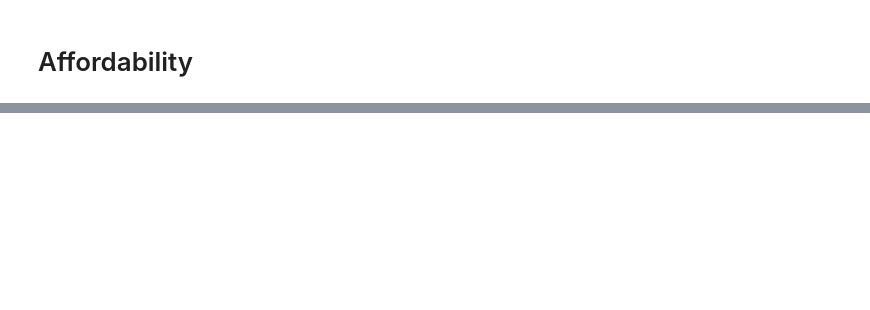
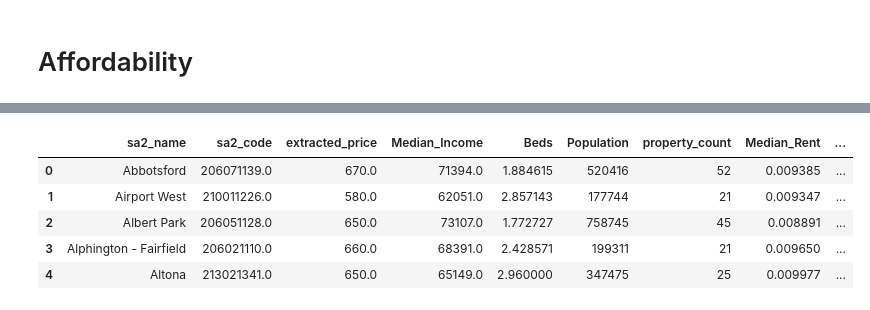
Before and after one commit to MAST30034-AppliedDataScience/project-2-group-real-estate-industry-project-3, a Jupyter notebook: notebooks/affordability.ipynb, the cells around one changed output, grey strips where cells are left out. Cells and saved outputs as stored; diff of their text form; code cells hidden in the pictures; blank space fills up the shorter version.

```diff
--- a/notebooks/affordability.ipynb
+++ b/notebooks/affordability.ipynb
@@ -52,26 +37,3 @@ G_weight = 0.1
 H_weight = 0.1
 B_weight = 0.1
 T_weight = 0.1
-# %%
-# Calculate Median Rent (R) as rent as a percentage of median household income
-df['Median_Rent'] = df['price'] / df['Median']
-
-# Assuming 'Historical Rental Price Growth (G)', 'Availability of Housing (H)', 'Beds (B)', and 'Property Type (T)' are provided
-# or need to be derived from the dataset
-df['Historical_Rental_Price_Growth'] = df['PNPD_2021']  # Use appropriate column for historical rental price growth
-df['Availability_of_Housing'] = df['total_stores'] / df['ERP_2021']  # Example calculation, adjust as per dataset
-df['Beds'] = df['Beds']
-df['Property_Type'] = df['property_type'].apply(lambda x: 1 if x == 'House' else 0)  # Example for houses
-
-# Calculate the Affordability Metric (A)
-df['Affordability'] = (
-    (1 / df['Median_Rent']) +
-    R_weight * df['Median_Rent'] +
-    G_weight * df['Historical_Rental_Price_Growth'] +
-    H_weight * df['Availability_of_Housing'] +
-    B_weight * df['Beds'] +
-    T_weight * df['Property_Type']
-)
-
-# Display the calculated affordability
-print(df[['Median_Rent', 'Historical_Rental_Price_Growth', 'Availability_of_Housing', 'Beds', 'Property_Type', 'Affordability']])
@@ -77,0 +57,10 @@ print(df[['Median_Rent', 'Historical_Rental_Price_Growth', 'Availability_of_Hous
+# %%
+# show the first 5 rows
+sa2_grouped.head(5)
+# %% [output]
+|  | sa2_name | sa2_code | extracted_price | Median_Income | Beds | Population | property_count | Median_Rent | ... |
+| 0 | Abbotsford | 206071139.0 | 670.0 | 71394.0 | 1.884615 | 520416 | 52 | 0.009385 | ... |
+| 1 | Airport West | 210011226.0 | 580.0 | 62051.0 | 2.857143 | 177744 | 21 | 0.009347 | ... |
+| 2 | Albert Park | 206051128.0 | 650.0 | 73107.0 | 1.772727 | 758745 | 45 | 0.008891 | ... |
+| 3 | Alphington - Fairfield | 206021110.0 | 660.0 | 68391.0 | 2.428571 | 199311 | 21 | 0.009650 | ... |
+| 4 | Altona | 213021341.0 | 650.0 | 65149.0 | 2.960000 | 347475 | 25 | 0.009977 | ... |
```
Also changed, not shown: parts of 9 cells of this notebook.
